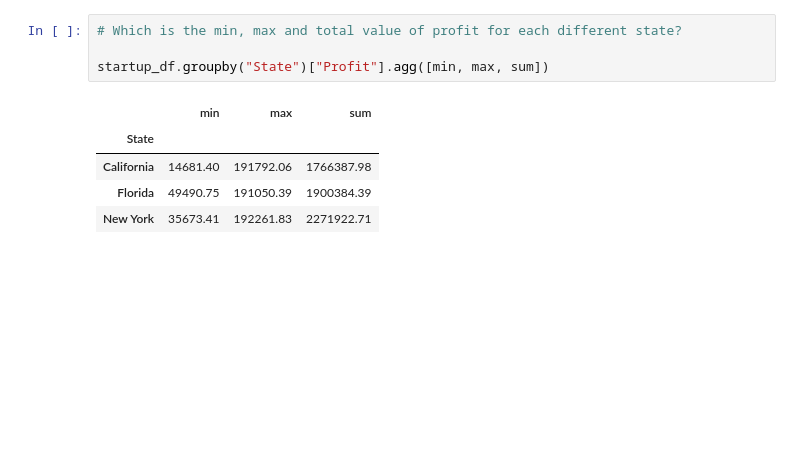
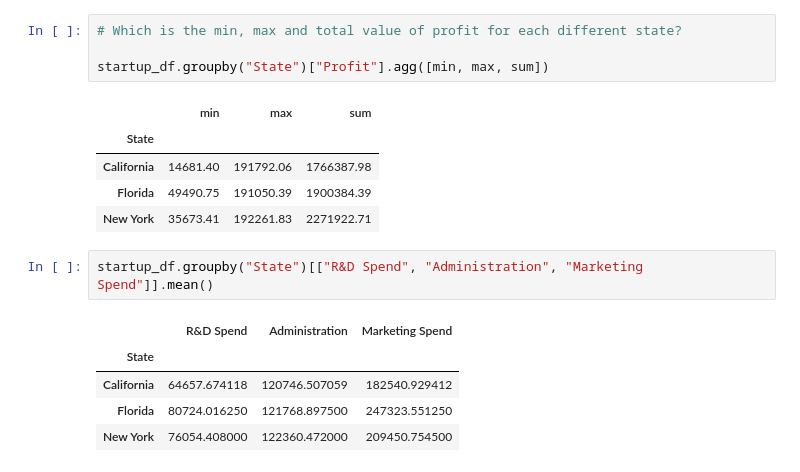
Before and after one commit to ikokkas/Exercises, a Jupyter notebook: Exercises.ipynb, the cells around one changed output. Drawn from its saved outputs; the diff is of its cells as text; blank space fills up the shorter version.

```diff
--- a/Exercises.ipynb
+++ b/Exercises.ipynb
@@ -720,4 +720,12 @@ startup_df.groupby("State")["Profit"].agg([min, max, sum])
 | California | 14681.40 | 191792.06 | 1766387.98 |
 | Florida | 49490.75 | 191050.39 | 1900384.39 |
 | New York | 35673.41 | 192261.83 | 2271922.71 |
+# %%
+startup_df.groupby("State")[["R&D Spend", "Administration", "Marketing Spend"]].mean()
+# %% [output]
+|  | R&D Spend | Administration | Marketing Spend |
+| State |  |  |  |
+| California | 64657.674118 | 120746.507059 | 182540.929412 |
+| Florida | 80724.016250 | 121768.897500 | 247323.551250 |
+| New York | 76054.408000 | 122360.472000 | 209450.754500 |
 # %%
```
Also changed, not shown: parts of 1 cell of this notebook.
